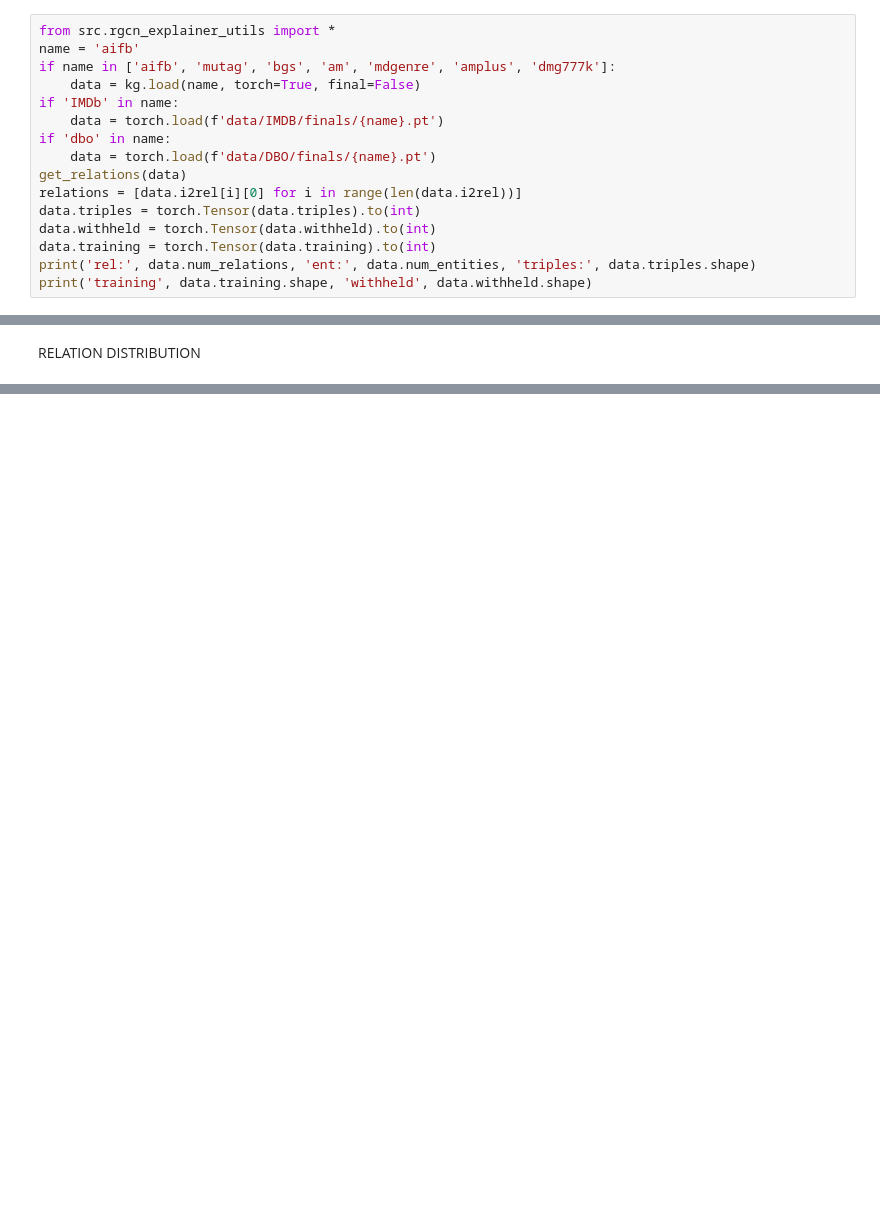
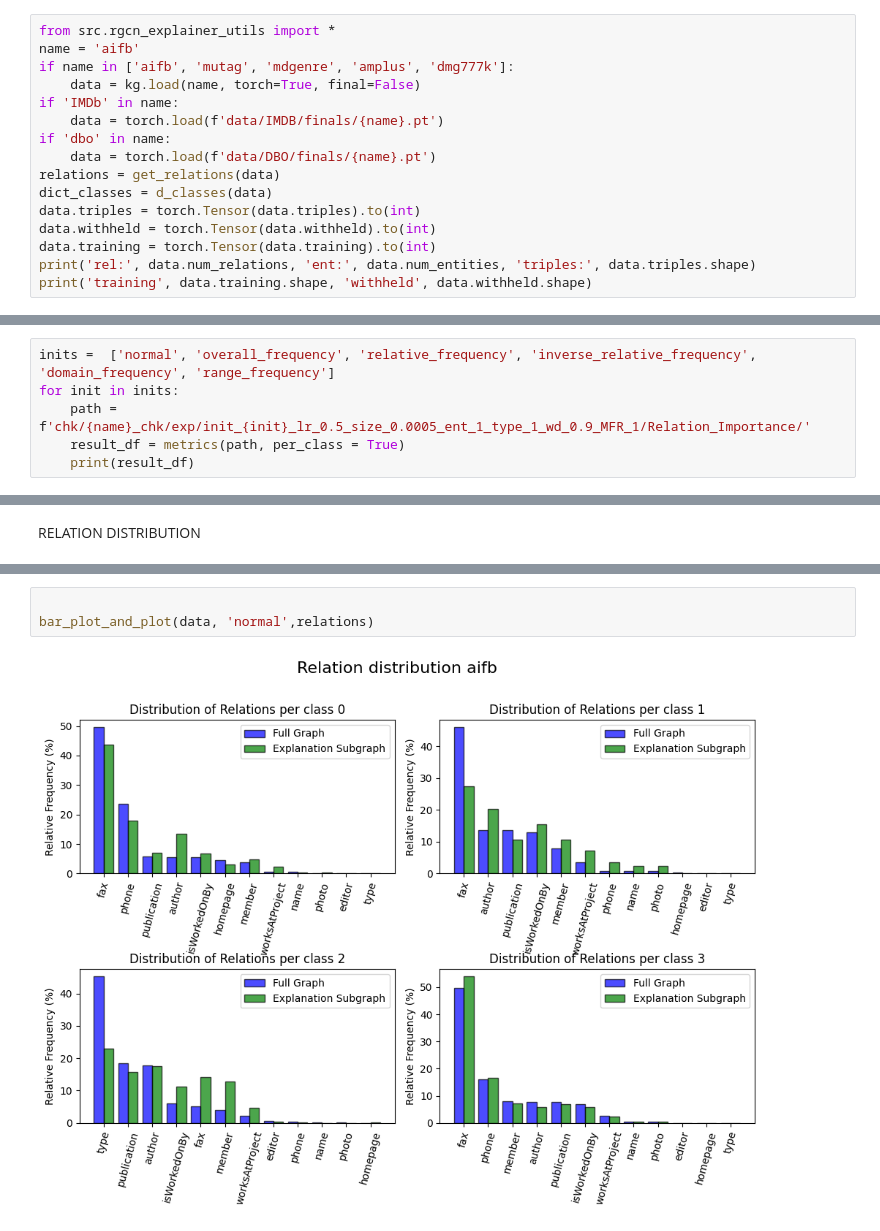
Before and after one commit to traopia/RGCN-Explainer, a Jupyter notebook: RGCN_stuff/result_analysis.ipynb, the cells around one changed output, grey strips where cells are left out. Saved outputs shown, nothing was run; the diff lists cells and outputs as text; blank space fills up the shorter version.

```diff
--- a/RGCN_stuff/result_analysis.ipynb
+++ b/RGCN_stuff/result_analysis.ipynb
@@ -49,14 +42,14 @@ if current_dir != '/Users/macoftraopia/Documents/GitHub/RGCN-Explainer':
 # %%
 from src.rgcn_explainer_utils import *
 name = 'aifb'
-if name in ['aifb', 'mutag', 'bgs', 'am', 'mdgenre', 'amplus', 'dmg777k']:
+if name in ['aifb', 'mutag', 'mdgenre', 'amplus', 'dmg777k']:
     data = kg.load(name, torch=True, final=False)
 if 'IMDb' in name:
     data = torch.load(f'data/IMDB/finals/{name}.pt')
 if 'dbo' in name:
     data = torch.load(f'data/DBO/finals/{name}.pt')
-get_relations(data)
-relations = [data.i2rel[i][0] for i in range(len(data.i2rel))]
+relations = get_relations(data)
+dict_classes = d_classes(data)
 data.triples = torch.Tensor(data.triples).to(int)
 data.withheld = torch.Tensor(data.withheld).to(int)
 data.training = torch.Tensor(data.training).to(int)
@@ -68,0 +146,6 @@ training torch.Size([103, 2]) withheld torch.Size([35, 2])
+# %%
+inits =  ['normal', 'overall_frequency', 'relative_frequency', 'inverse_relative_frequency', 'domain_frequency', 'range_frequency']
+for init in inits:
+    path = f'chk/{name}_chk/exp/init_{init}_lr_0.5_size_0.0005_ent_1_type_1_wd_0.9_MFR_1/Relation_Importance/'
+    result_df = metrics(path, per_class = True)
+    print(result_df)
@@ -368,0 +327,5 @@ None
+# %%
+
+bar_plot_and_plot(data, 'normal',relations)
+# %% [output]
+[figure, added]
```
Also changed, not shown: parts of 27 cells of this notebook, 5 other files.
